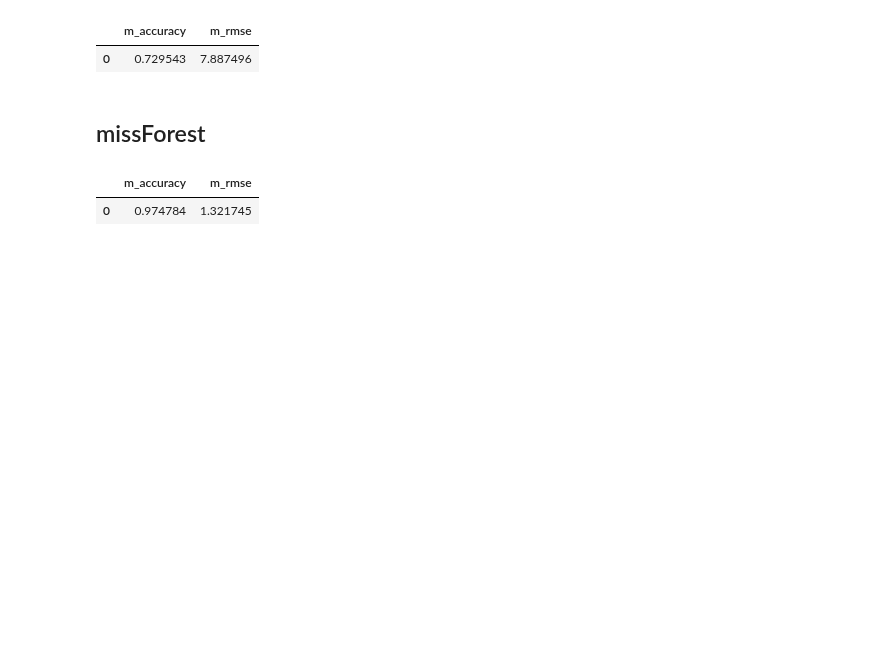
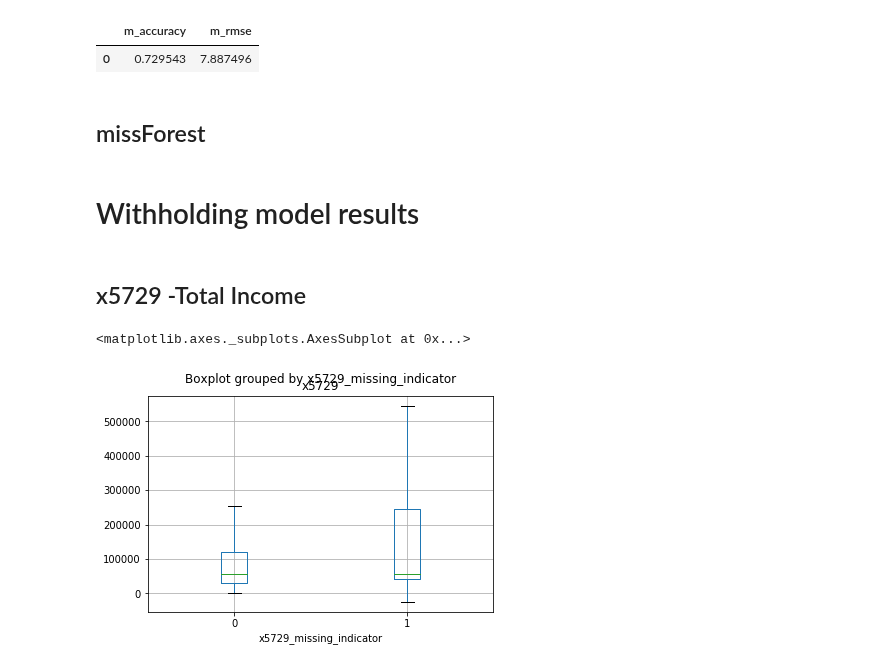
Before and after one commit to TavoloPerUno/scf_impute, a Jupyter notebook: Missing Patterns.ipynb, the cells around one changed output. Cells and saved outputs as stored; diff of their text form; code cells hidden in the pictures; blank space fills up the shorter version.

Commit message:
missforest data update

```diff
--- a/Missing Patterns.ipynb
+++ b/Missing Patterns.ipynb
@@ -99,7 +99,7 @@ pd.DataFrame({'m_rmse': mean_squared_error(y_num['actual'], y_num['imputed']),
 # %%
 y_num = pd.DataFrame(columns=('imputed', 'actual', 'row', 'col'))
 y_char = pd.DataFrame(columns=['actual', 'imputed', 'col'])
-for i in range(1,4):
+for i in range(1,5):
     df_imputed = pd.read_csv('data/missforest_imputed_' + str(i) + '.csv', index_col=0)
     df_imputed = master.prepare_for_upload(dct_data, pd.read_csv('data/missforest_imputed_' + str(1) + '.csv', index_col=0))
     nums, mse = scoring.get_mse(dct_data['df_full_cleaned_data'].copy(), df_imputed, dct_data['lst_num_cols'], pd.read_csv('data/withheld_' + str(i) + '.csv', index_col=0))
@@ -110,6 +110,20 @@ for i in range(1,4):
 pd.DataFrame({'m_rmse': mean_squared_error(y_num['actual'], y_num['imputed']),
               'm_accuracy': accuracy_score(y_char['actual'], y_char['imputed'])
              }, index=[0])
-# %% [output]
-|  | m_accuracy | m_rmse |
-| 0 | 0.974784 | 1.321745 |
+# %% [markdown]
+# Withholding model results
+# %%
+df_missing_probabilities = pd.read_csv(os.path.join('data', 'missing_probabilities.csv'), index_col=0)
+df_missing_indicators = pd.read_csv(os.path.join('data', 'missing_indicator.csv'),
+                                                       index_col=0)
+df_full_data = dct_data['df_full_cleaned_data'].copy()
+# %%
+for col in df_full_data.columns:
+    df_full_data[col+'_missing_indicator'] = df_missing_indicators[col]
+# %% [markdown]
+## x5729 -Total Income
+# %%
+df_full_data[df_full_data['x5729'].notnull()].boxplot(column='x5729', by='x5729_missing_indicator', showfliers=False)
+# %% [output]
+<matplotlib.axes._subplots.AxesSubplot at 0x...>
+[figure, added]
```
Also changed, not shown: parts of 26 cells of this notebook, 1 other file.
